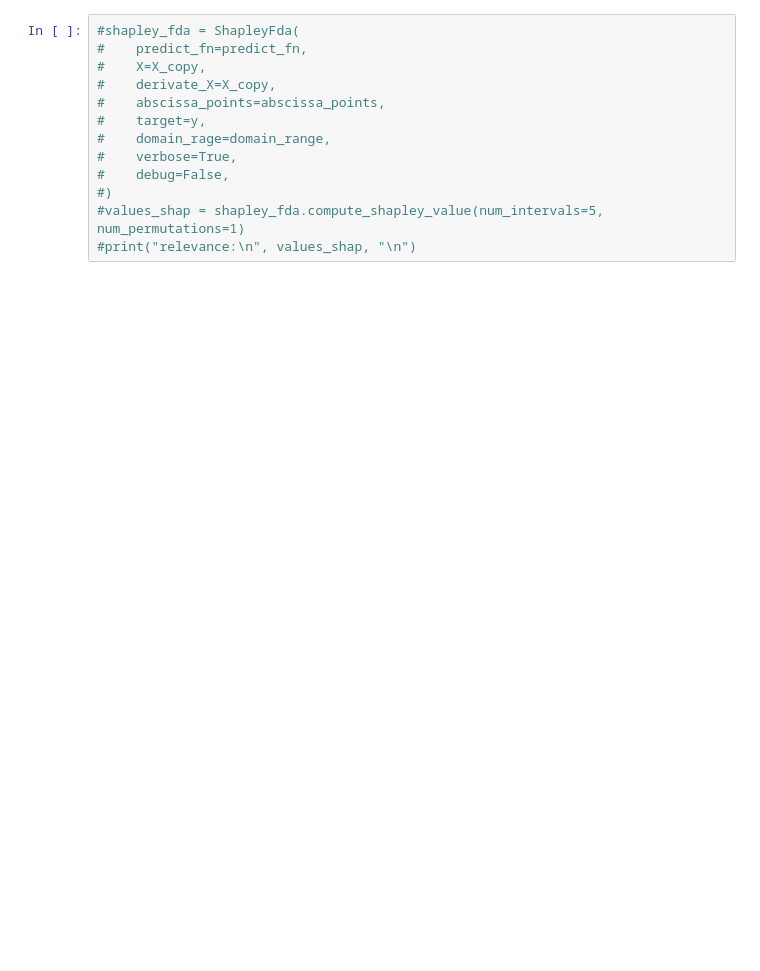
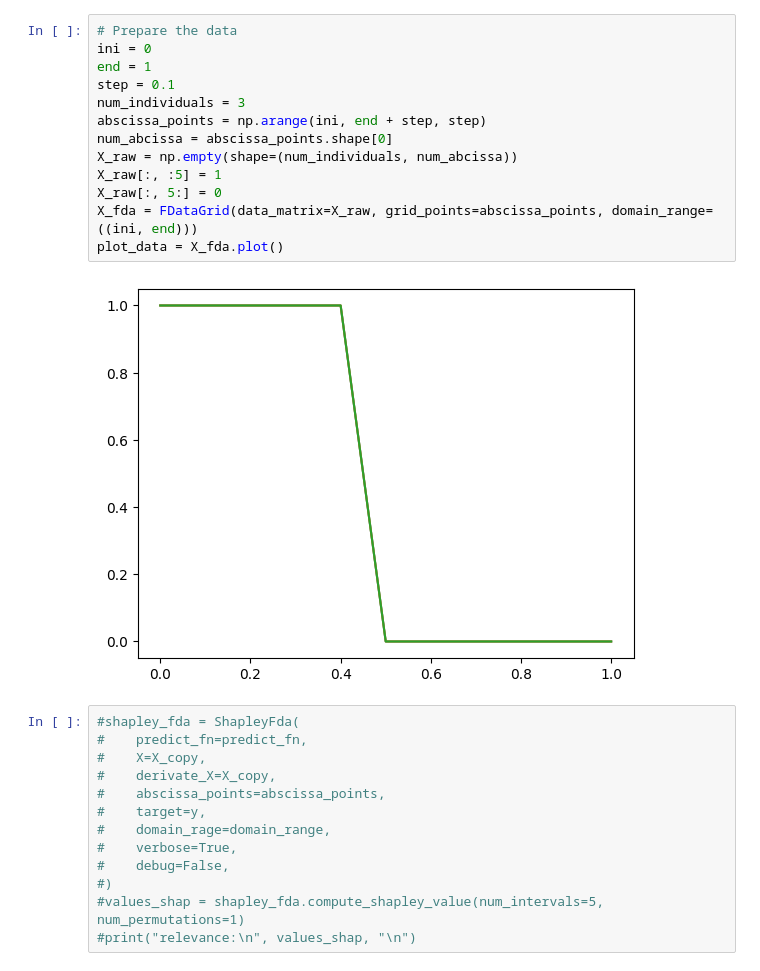
Before and after one commit to pachoning/shapley_fda_experiments, a Jupyter notebook: shapley_fda.ipynb, the cells around one changed output. Drawn from its saved outputs; the diff is of its cells as text; blank space fills up the shorter version.

```diff
--- a/shapley_fda.ipynb
+++ b/shapley_fda.ipynb
@@ -378,6 +372,21 @@ class ShapleyFda:
             result = [interval, relevance]
             intervals_relevance.append(result)
         return intervals_relevance
+# %%
+# Prepare the data
+ini = 0
+end = 1
+step = 0.1
+num_individuals = 3
+abscissa_points = np.arange(ini, end + step, step)
+num_abcissa = abscissa_points.shape[0]
+X_raw = np.empty(shape=(num_individuals, num_abcissa))
+X_raw[:, :5] = 1
+X_raw[:, 5:] = 0
+X_fda = FDataGrid(data_matrix=X_raw, grid_points=abscissa_points, domain_range=((ini, end)))
+plot_data = X_fda.plot()
+# %% [output]
+[figure, added]
 # %%
 #shapley_fda = ShapleyFda(
 #    predict_fn=predict_fn,
```
Also changed, not shown: parts of 2 cells of this notebook.
